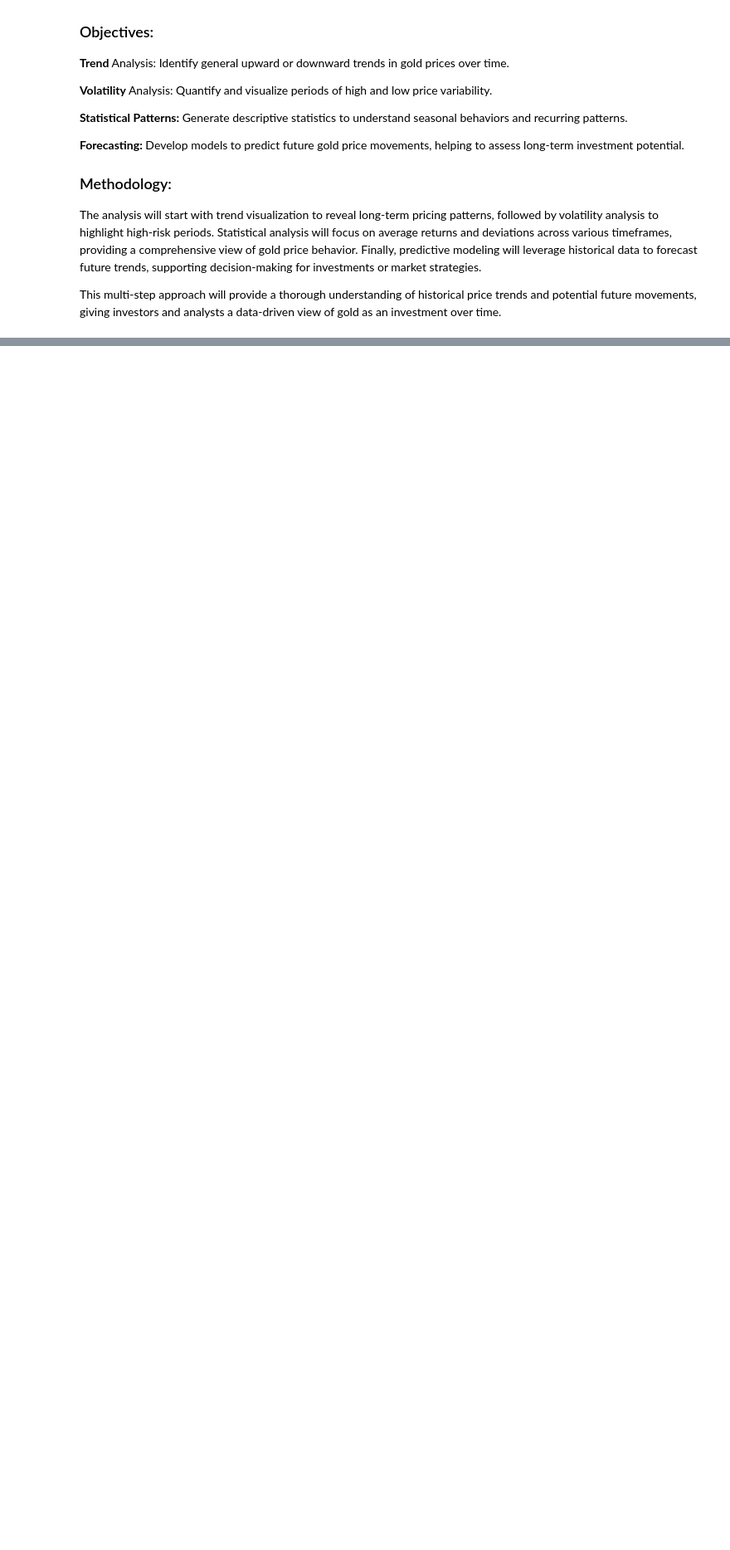
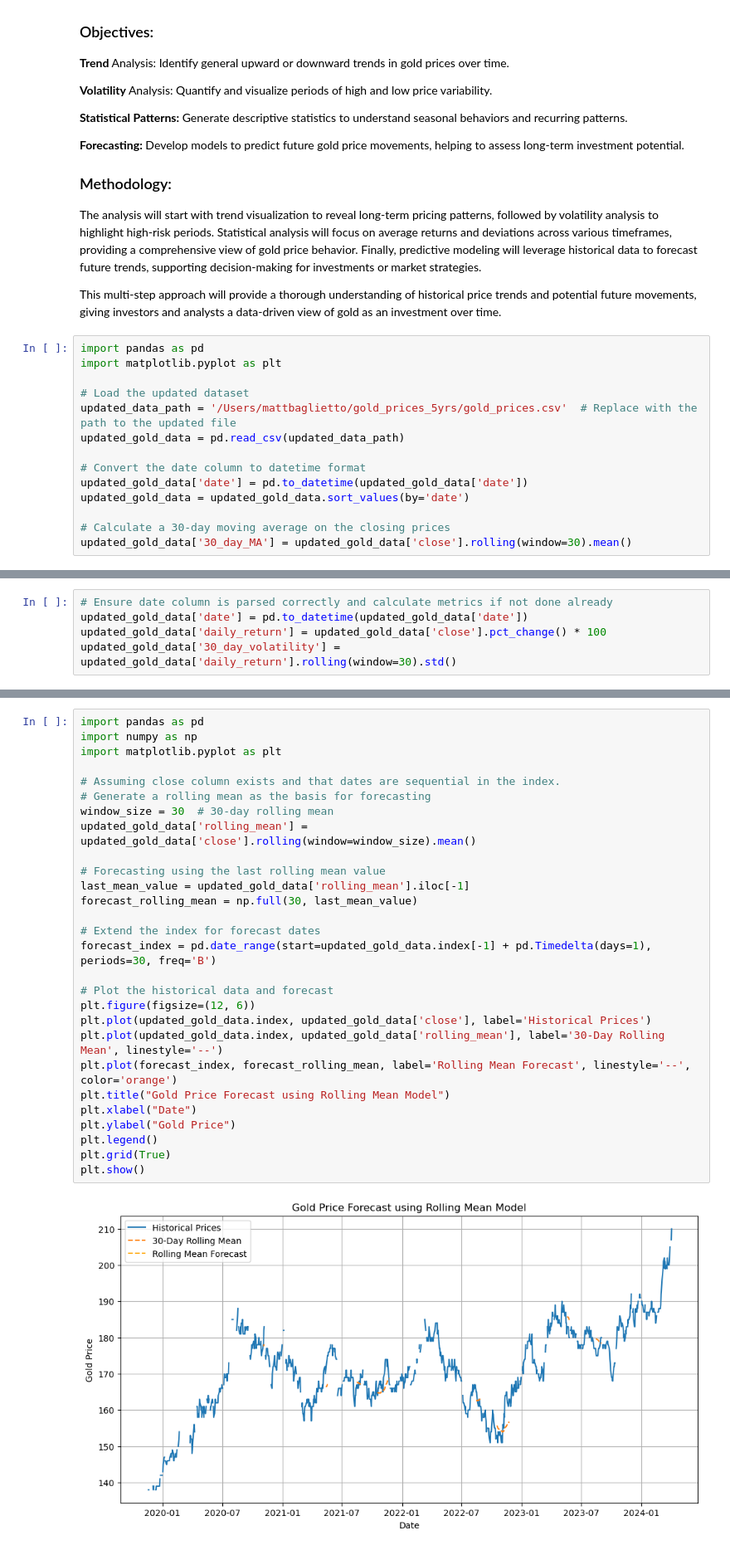
Before and after one commit to Mattyb883/gold-price-investment-strategy, a Jupyter notebook: gold_prices.ipynb, the cells around one changed output, grey strips where cells are left out. Shown at 83% size. Saved outputs shown, nothing was run; the diff lists cells and outputs as text; blank space fills up the shorter version.

```diff
--- a/gold_prices.ipynb
+++ b/gold_prices.ipynb
@@ -18,4 +18,18 @@ This project aims to analyze gold price trends, volatility, and potential predic
 The analysis will start with trend visualization to reveal long-term pricing patterns, followed by volatility analysis to highlight high-risk periods. Statistical analysis will focus on average returns and deviations across various timeframes, providing a comprehensive view of gold price behavior. Finally, predictive modeling will leverage historical data to forecast future trends, supporting decision-making for investments or market strategies.
 
 This multi-step approach will provide a thorough understanding of historical price trends and potential future movements, giving investors and analysts a data-driven view of gold as an investment over time.
+# %%
+import pandas as pd
+import matplotlib.pyplot as plt
+
+# Load the updated dataset
+updated_data_path = '/Users/mattbaglietto/gold_prices_5yrs/gold_prices.csv'  # Replace with the path to the updated file
+updated_gold_data = pd.read_csv(updated_data_path)
+
+# Convert the date column to datetime format
+updated_gold_data['date'] = pd.to_datetime(updated_gold_data['date'])
+updated_gold_data = updated_gold_data.sort_values(by='date')
+
+# Calculate a 30-day moving average on the closing prices
+updated_gold_data['30_day_MA'] = updated_gold_data['close'].rolling(window=30).mean()
 # %%
@@ -64 +63,6 @@ gold_data['30_day_volatility'] = gold_data['daily_return'].rolling(window=30).st
+# %%
+# Ensure date column is parsed correctly and calculate metrics if not done already
+updated_gold_data['date'] = pd.to_datetime(updated_gold_data['date'])
+updated_gold_data['daily_return'] = updated_gold_data['close'].pct_change() * 100
+updated_gold_data['30_day_volatility'] = updated_gold_data['daily_return'].rolling(window=30).std()
 # %%
@@ -275,0 +155,30 @@ The ARIMA model provided a basic yet effective tool for short-term price forecas
+# %%
+import pandas as pd
+import numpy as np
+import matplotlib.pyplot as plt
+
+# Assuming close column exists and that dates are sequential in the index.
+# Generate a rolling mean as the basis for forecasting
+window_size = 30  # 30-day rolling mean
+updated_gold_data['rolling_mean'] = updated_gold_data['close'].rolling(window=window_size).mean()
+
+# Forecasting using the last rolling mean value
+last_mean_value = updated_gold_data['rolling_mean'].iloc[-1]
+forecast_rolling_mean = np.full(30, last_mean_value)
+
+# Extend the index for forecast dates
+forecast_index = pd.date_range(start=updated_gold_data.index[-1] + pd.Timedelta(days=1), periods=30, freq='B')
+
+# Plot the historical data and forecast
+plt.figure(figsize=(12, 6))
+plt.plot(updated_gold_data.index, updated_gold_data['close'], label='Historical Prices')
+plt.plot(updated_gold_data.index, updated_gold_data['rolling_mean'], label='30-Day Rolling Mean', linestyle='--')
+plt.plot(forecast_index, forecast_rolling_mean, label='Rolling Mean Forecast', linestyle='--', color='orange')
+plt.title("Gold Price Forecast using Rolling Mean Model")
+plt.xlabel("Date")
+plt.ylabel("Gold Price")
+plt.legend()
+plt.grid(True)
+plt.show()
+# %% [output]
+[figure, added]
```
Also changed, not shown: parts of 20 cells of this notebook, 3 other files.
